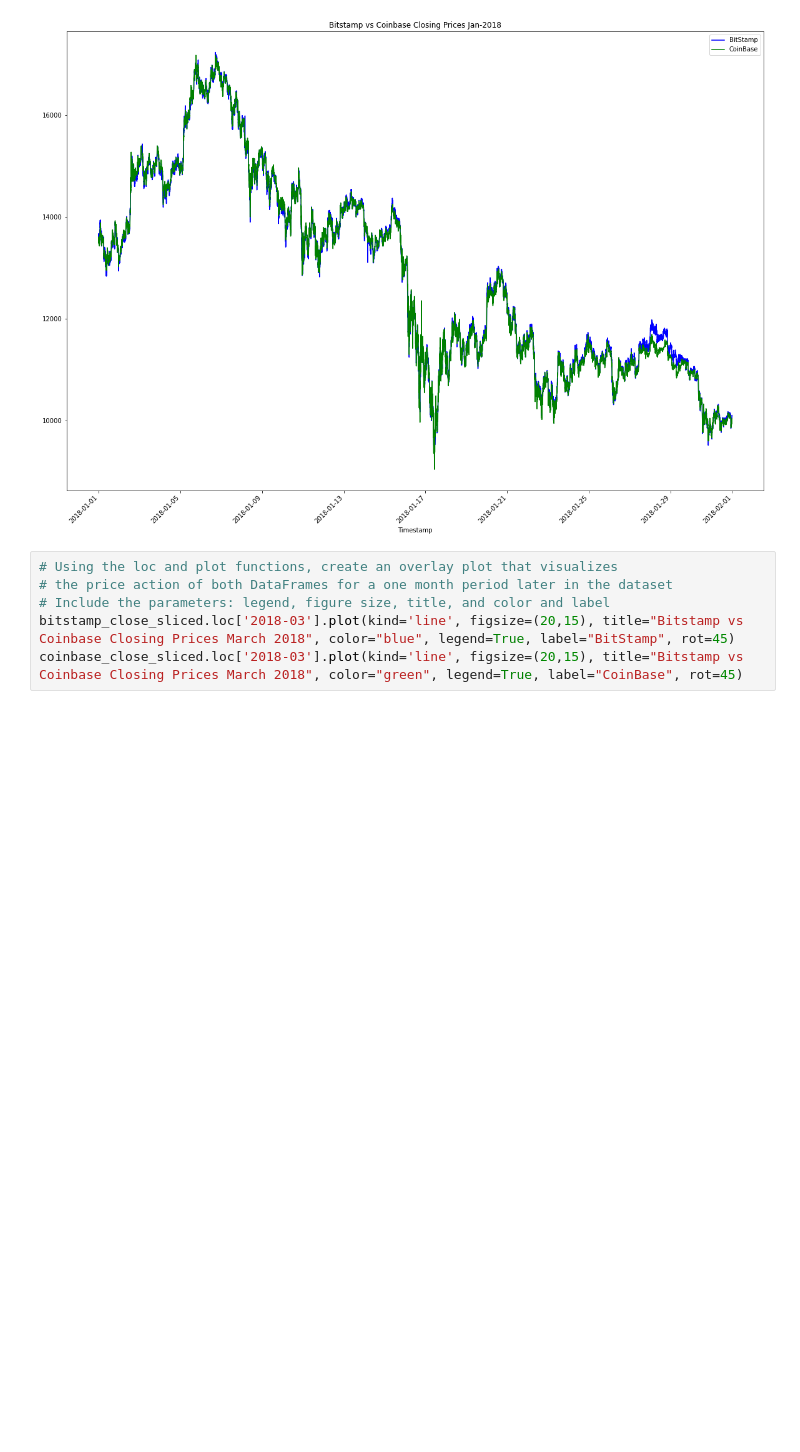
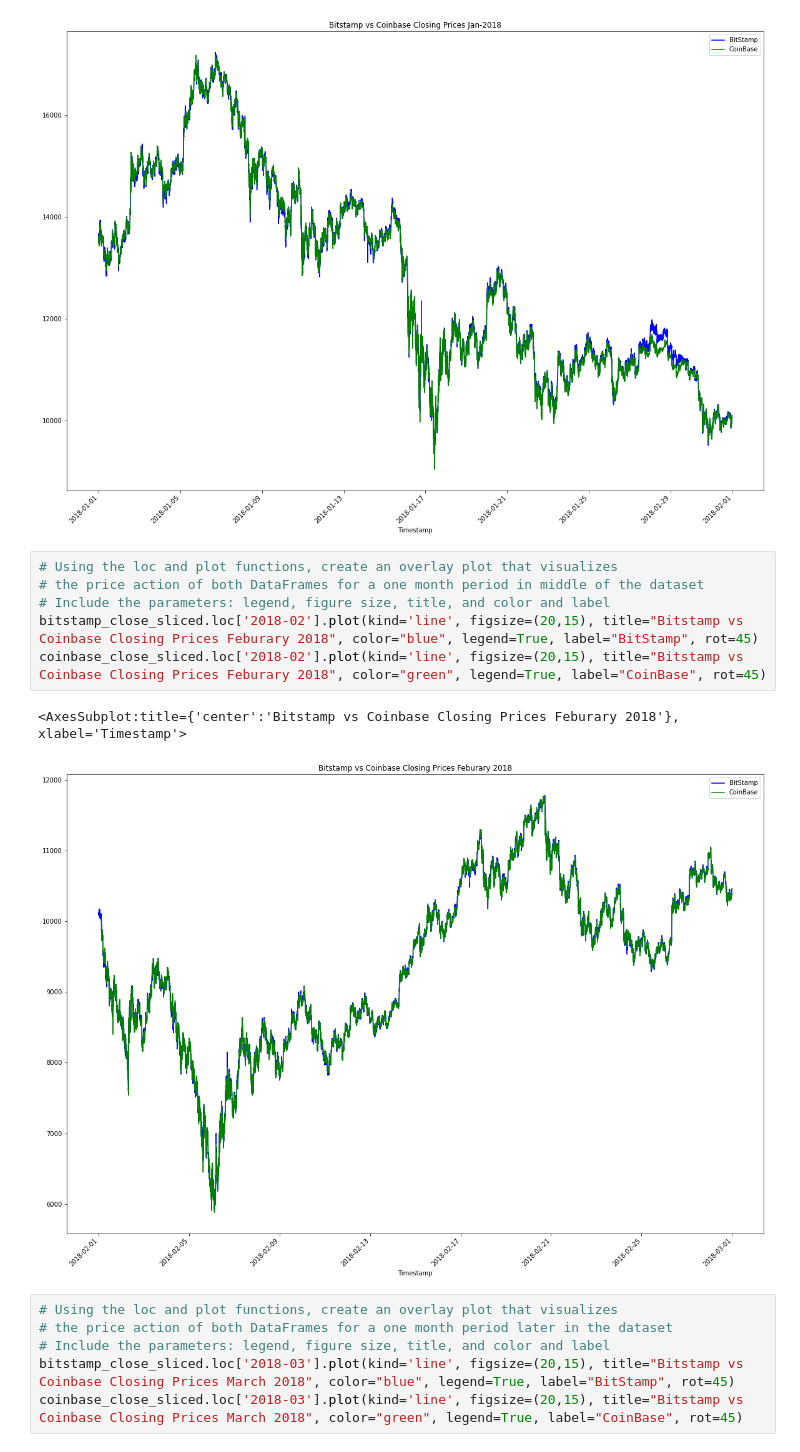
Before and after one commit to Deep4Patel9/fintech_arbitrage_analysis, a Jupyter notebook: crypto_arbitrage.ipynb, the cells around one changed output. Drawn from its saved outputs; the diff is of its cells as text; blank space fills up the shorter version.

```diff
--- a/crypto_arbitrage.ipynb
+++ b/crypto_arbitrage.ipynb
@@ -321,6 +321,15 @@ coinbase_close_sliced.loc['2018-01'].plot(kind='line', figsize=(20,15), title="B
 # %% [output]
 <AxesSubplot:title={'center':'Bitstamp vs Coinbase Closing Prices Jan-2018'}, xlabel='Timestamp'>
 [figure]
+# %%
+# Using the loc and plot functions, create an overlay plot that visualizes
+# the price action of both DataFrames for a one month period in middle of the dataset
+# Include the parameters: legend, figure size, title, and color and label
+bitstamp_close_sliced.loc['2018-02'].plot(kind='line', figsize=(20,15), title="Bitstamp vs Coinbase Closing Prices Feburary 2018", color="blue", legend=True, label="BitStamp", rot=45)
+coinbase_close_sliced.loc['2018-02'].plot(kind='line', figsize=(20,15), title="Bitstamp vs Coinbase Closing Prices Feburary 2018", color="green", legend=True, label="CoinBase", rot=45)
+# %% [output]
+<AxesSubplot:title={'center':'Bitstamp vs Coinbase Closing Prices Feburary 2018'}, xlabel='Timestamp'>
+[figure, added]
 # %%
 # Using the loc and plot functions, create an overlay plot that visualizes
 # the price action of both DataFrames for a one month period later in the dataset
```
Also changed, not shown: parts of 2 cells of this notebook, 1 other file.
